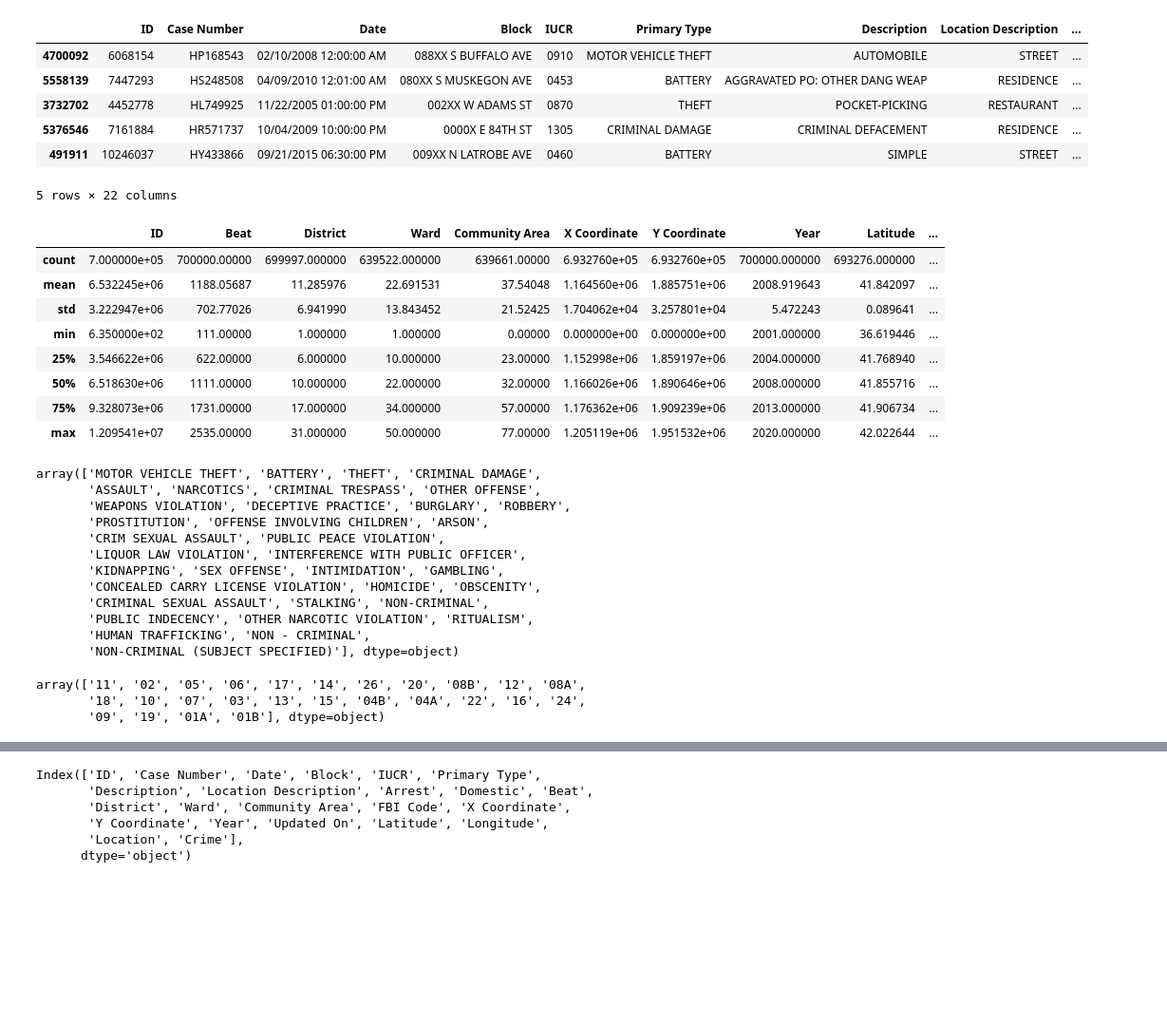
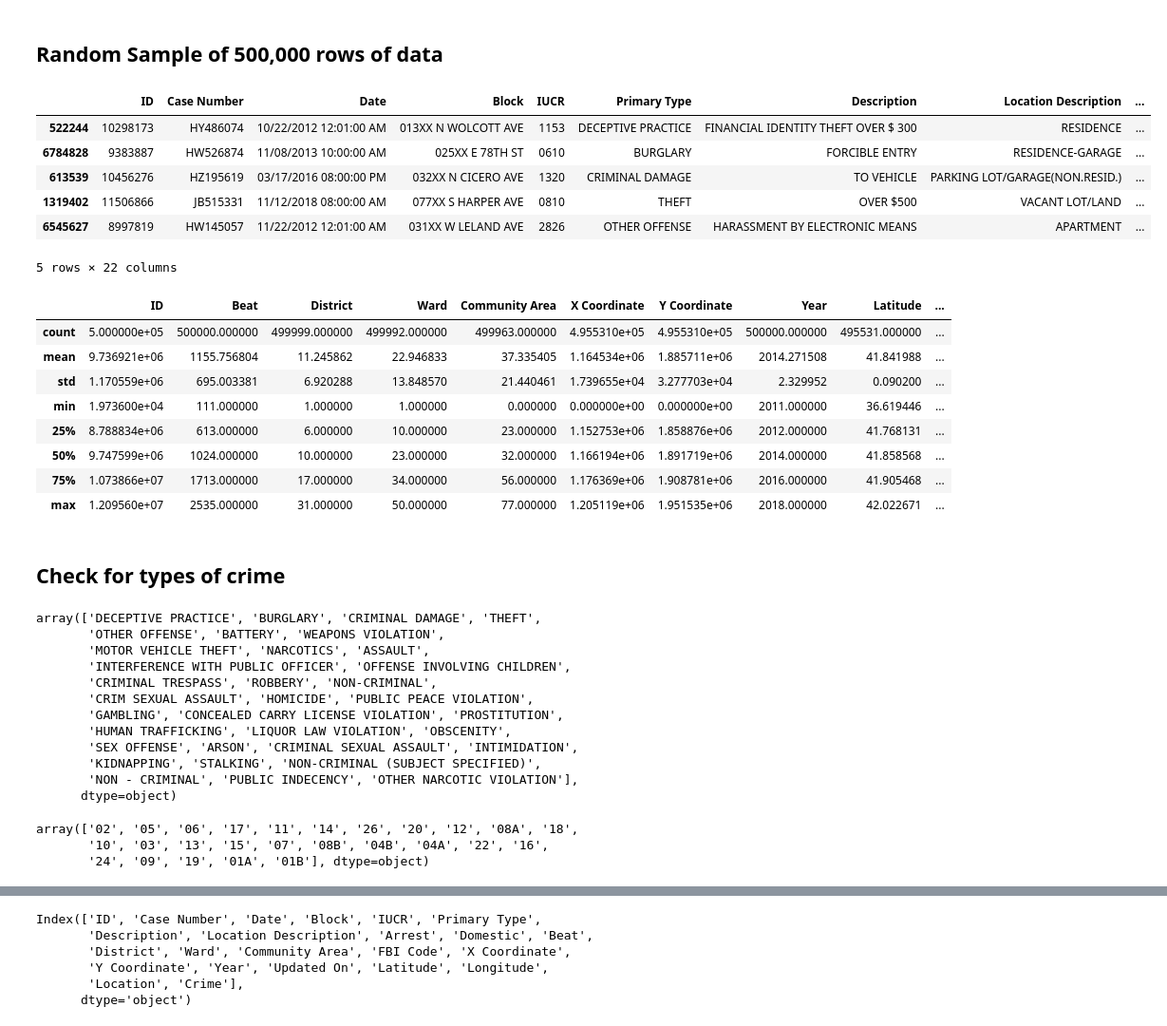
Before and after one commit to bsitati/Comparing-Annual-Median-Income-and-Annual-Crimes-in-Chicago, a Jupyter notebook: Files/project_two_wrangling.ipynb, the cells around one changed output, grey strips where cells are left out. Shown: that part at 95% size. Drawn from its saved outputs; the diff is of its cells as text; code cells hidden in the pictures; blank space fills up the shorter version.

```diff
--- a/Files/project_two_wrangling.ipynb
+++ b/Files/project_two_wrangling.ipynb
@@ -13,0 +47,4 @@ crime_data = pd.read_csv("Crimes_-_2001_to_Present.csv", encoding="ISO-8859-1")
+# %%
+#Add new Year column
+crime_data['Year'] = crime_data.apply(lambda row: row.Date[6:10], axis = 1)
+crime_data
@@ -13,0 +65,3 @@ crime_data = pd.read_csv("Crimes_-_2001_to_Present.csv", encoding="ISO-8859-1")
+# %%
+# convert year to numeric
+crime_data["Year"] = pd.to_numeric(crime_data["Year"])
@@ -13,0 +70,4 @@ crime_data = pd.read_csv("Crimes_-_2001_to_Present.csv", encoding="ISO-8859-1")
+# %%
+#Filter for on 2011 to 2018 years
+crime_data = crime_data[crime_data['Year'].between(2011, 2018)]
+crime_data
@@ -14,29 +88,32 @@ crime_data = pd.read_csv("Crimes_-_2001_to_Present.csv", encoding="ISO-8859-1")
+# %% [markdown]
+## Random Sample of 500,000 rows of data
 # %%
-# Preview the first 5 lines of the loaded data
-
-sample_crime_data = crime_data.sample(n = 700000)
+# Random sample of 500,000 rows of data from 7 millions rows of data
+sample_crime_data = crime_data.sample(n = 500000)
 sample_crime_data.head()
 # %% [output]
 |  | ID | Case Number | Date | Block | IUCR | Primary Type | Description | Location Description | ... |
-| 4700092 | 6068154 | HP168543 | 02/10/2008 12:00:00 AM | 088XX S BUFFALO AVE | 0910 | MOTOR VEHICLE THEFT | AUTOMOBILE | STREET | ... |
-| 5558139 | 7447293 | HS248508 | 04/09/2010 12:01:00 AM | 080XX S MUSKEGON AVE | 0453 | BATTERY | AGGRAVATED PO: OTHER DANG WEAP | RESIDENCE | ... |
-| 3732702 | 4452778 | HL749925 | 11/22/2005 01:00:00 PM | 002XX W ADAMS ST | 0870 | THEFT | POCKET-PICKING | RESTAURANT | ... |
-| 5376546 | 7161884 | HR571737 | 10/04/2009 10:00:00 PM | 0000X E 84TH ST | 1305 | CRIMINAL DAMAGE | CRIMINAL DEFACEMENT | RESIDENCE | ... |
-| 491911 | 10246037 | HY433866 | 09/21/2015 06:30:00 PM | 009XX N LATROBE AVE | 0460 | BATTERY | SIMPLE | STREET | ... |
+| 522244 | 10298173 | HY486074 | 10/22/2012 12:01:00 AM | 013XX N WOLCOTT AVE | 1153 | DECEPTIVE PRACTICE | FINANCIAL IDENTITY THEFT OVER $ 300 | RESIDENCE | ... |
+| 6784828 | 9383887 | HW526874 | 11/08/2013 10:00:00 AM | 025XX E 78TH ST | 0610 | BURGLARY | FORCIBLE ENTRY | RESIDENCE-GARAGE | ... |
+| 613539 | 10456276 | HZ195619 | 03/17/2016 08:00:00 PM | 032XX N CICERO AVE | 1320 | CRIMINAL DAMAGE | TO VEHICLE | PARKING LOT/GARAGE(NON.RESID.) | ... |
+| 1319402 | 11506866 | JB515331 | 11/12/2018 08:00:00 AM | 077XX S HARPER AVE | 0810 | THEFT | OVER $500 | VACANT LOT/LAND | ... |
+| 6545627 | 8997819 | HW145057 | 11/22/2012 12:01:00 AM | 031XX W LELAND AVE | 2826 | OTHER OFFENSE | HARASSMENT BY ELECTRONIC MEANS | APARTMENT | ... |
 5 rows × 22 columns
 # %%
 # Description of crime data
 sample_crime_data.describe()
 # %% [output]
 |  | ID | Beat | District | Ward | Community Area | X Coordinate | Y Coordinate | Year | Latitude | ... |
-| count | 7.000000e+05 | 700000.00000 | 699997.000000 | 639522.000000 | 639661.00000 | 6.932760e+05 | 6.932760e+05 | 700000.000000 | 693276.000000 | ... |
-| mean | 6.532245e+06 | 1188.05687 | 11.285976 | 22.691531 | 37.54048 | 1.164560e+06 | 1.885751e+06 | 2008.919643 | 41.842097 | ... |
-| std | 3.222947e+06 | 702.77026 | 6.941990 | 13.843452 | 21.52425 | 1.704062e+04 | 3.257801e+04 | 5.472243 | 0.089641 | ... |
-| min | 6.350000e+02 | 111.00000 | 1.000000 | 1.000000 | 0.00000 | 0.000000e+00 | 0.000000e+00 | 2001.000000 | 36.619446 | ... |
-| 25% | 3.546622e+06 | 622.00000 | 6.000000 | 10.000000 | 23.00000 | 1.152998e+06 | 1.859197e+06 | 2004.000000 | 41.768940 | ... |
-| 50% | 6.518630e+06 | 1111.00000 | 10.000000 | 22.000000 | 32.00000 | 1.166026e+06 | 1.890646e+06 | 2008.000000 | 41.855716 | ... |
-| 75% | 9.328073e+06 | 1731.00000 | 17.000000 | 34.000000 | 57.00000 | 1.176362e+06 | 1.909239e+06 | 2013.000000 | 41.906734 | ... |
-| max | 1.209541e+07 | 2535.00000 | 31.000000 | 50.000000 | 77.00000 | 1.205119e+06 | 1.951532e+06 | 2020.000000 | 42.022644 | ... |
+| count | 5.000000e+05 | 500000.000000 | 499999.000000 | 499992.000000 | 499963.000000 | 4.955310e+05 | 4.955310e+05 | 500000.000000 | 495531.000000 | ... |
+| mean | 9.736921e+06 | 1155.756804 | 11.245862 | 22.946833 | 37.335405 | 1.164534e+06 | 1.885711e+06 | 2014.271508 | 41.841988 | ... |
+| std | 1.170559e+06 | 695.003381 | 6.920288 | 13.848570 | 21.440461 | 1.739655e+04 | 3.277703e+04 | 2.329952 | 0.090200 | ... |
+| min | 1.973600e+04 | 111.000000 | 1.000000 | 1.000000 | 0.000000 | 0.000000e+00 | 0.000000e+00 | 2011.000000 | 36.619446 | ... |
+| 25% | 8.788834e+06 | 613.000000 | 6.000000 | 10.000000 | 23.000000 | 1.152753e+06 | 1.858876e+06 | 2012.000000 | 41.768131 | ... |
+| 50% | 9.747599e+06 | 1024.000000 | 10.000000 | 23.000000 | 32.000000 | 1.166194e+06 | 1.891719e+06 | 2014.000000 | 41.858568 | ... |
+| 75% | 1.073866e+07 | 1713.000000 | 17.000000 | 34.000000 | 56.000000 | 1.176369e+06 | 1.908781e+06 | 2016.000000 | 41.905468 | ... |
+| max | 1.209560e+07 | 2535.000000 | 31.000000 | 50.000000 | 77.000000 | 1.205119e+06 | 1.951535e+06 | 2018.000000 | 42.022671 | ... |
+# %% [markdown]
+## Check for types of crime
 # %%
 uniq_crime_type = sample_crime_data['Primary Type'].unique()
 uniq_crime_type
@@ -45,22 +122,23 @@ uniq_crime_type
 
 # Description
 # %% [output]
-array(['MOTOR VEHICLE THEFT', 'BATTERY', 'THEFT', 'CRIMINAL DAMAGE',
-       'ASSAULT', 'NARCOTICS', 'CRIMINAL TRESPASS', 'OTHER OFFENSE',
-       'WEAPONS VIOLATION', 'DECEPTIVE PRACTICE', 'BURGLARY', 'ROBBERY',
-       'PROSTITUTION', 'OFFENSE INVOLVING CHILDREN', 'ARSON',
-       'CRIM SEXUAL ASSAULT', 'PUBLIC PEACE VIOLATION',
-       'LIQUOR LAW VIOLATION', 'INTERFERENCE WITH PUBLIC OFFICER',
-       'KIDNAPPING', 'SEX OFFENSE', 'INTIMIDATION', 'GAMBLING',
-       'CONCEALED CARRY LICENSE VIOLATION', 'HOMICIDE', 'OBSCENITY',
-       'CRIMINAL SEXUAL ASSAULT', 'STALKING', 'NON-CRIMINAL',
-       'PUBLIC INDECENCY', 'OTHER NARCOTIC VIOLATION', 'RITUALISM',
-       'HUMAN TRAFFICKING', 'NON - CRIMINAL',
-       'NON-CRIMINAL (SUBJECT SPECIFIED)'], dtype=object)
+array(['DECEPTIVE PRACTICE', 'BURGLARY', 'CRIMINAL DAMAGE', 'THEFT',
+       'OTHER OFFENSE', 'BATTERY', 'WEAPONS VIOLATION',
+       'MOTOR VEHICLE THEFT', 'NARCOTICS', 'ASSAULT',
+       'INTERFERENCE WITH PUBLIC OFFICER', 'OFFENSE INVOLVING CHILDREN',
+       'CRIMINAL TRESPASS', 'ROBBERY', 'NON-CRIMINAL',
+       'CRIM SEXUAL ASSAULT', 'HOMICIDE', 'PUBLIC PEACE VIOLATION',
+       'GAMBLING', 'CONCEALED CARRY LICENSE VIOLATION', 'PROSTITUTION',
+       'HUMAN TRAFFICKING', 'LIQUOR LAW VIOLATION', 'OBSCENITY',
+       'SEX OFFENSE', 'ARSON', 'CRIMINAL SEXUAL ASSAULT', 'INTIMIDATION',
+       'KIDNAPPING', 'STALKING', 'NON-CRIMINAL (SUBJECT SPECIFIED)',
+       'NON - CRIMINAL', 'PUBLIC INDECENCY', 'OTHER NARCOTIC VIOLATION'],
+      dtype=object)
 # %%
+#Check for FBI codes
 uniq_crime_desc = crime_data['FBI Code'].unique()
 uniq_crime_desc
 # %% [output]
-array(['11', '02', '05', '06', '17', '14', '26', '20', '08B', '12', '08A',
-       '18', '10', '07', '03', '13', '15', '04B', '04A', '22', '16', '24',
-       '09', '19', '01A', '01B'], dtype=object)
+array(['02', '05', '06', '17', '11', '14', '26', '20', '12', '08A', '18',
+       '10', '03', '13', '15', '07', '08B', '04B', '04A', '22', '16',
+       '24', '09', '19', '01A', '01B'], dtype=object)
```
Also changed, not shown: parts of 26 cells of this notebook.
